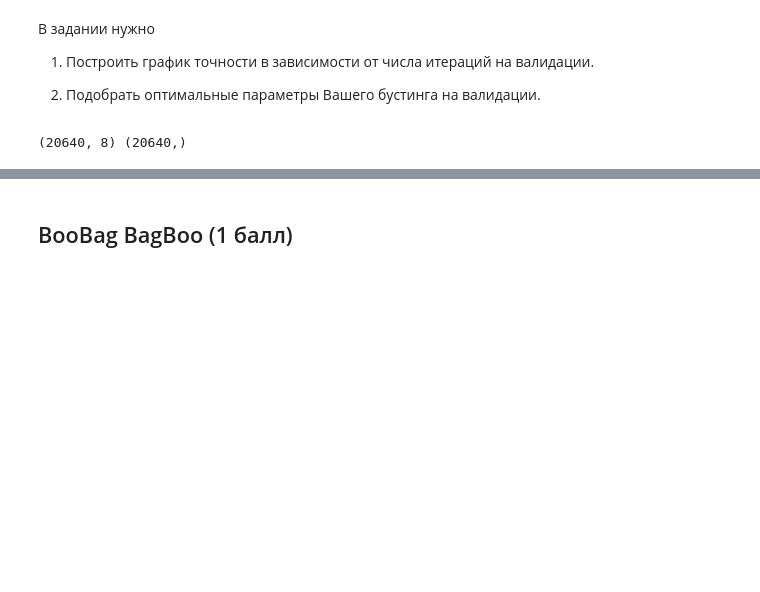
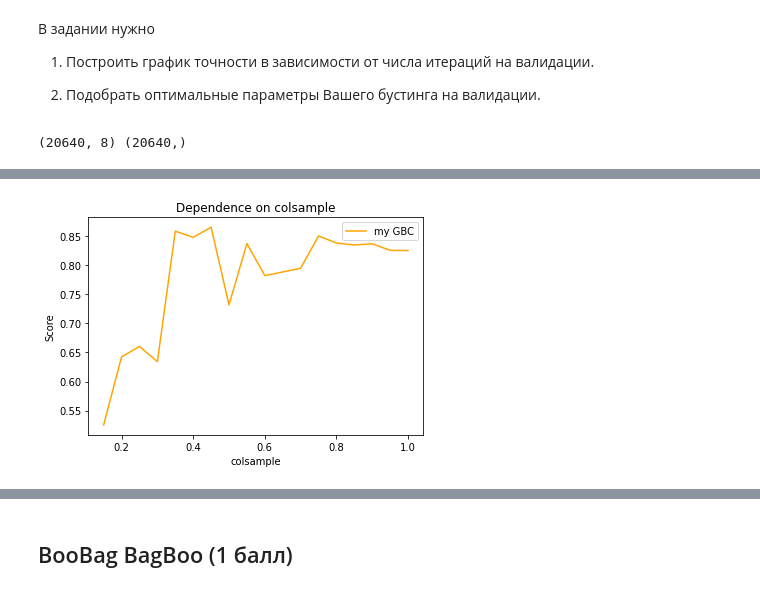
Before and after one commit to makler322/msu_ml_spring_2021, a Jupyter notebook: 04/Gradient_Boosting.ipynb, the cells around one changed output, grey strips where cells are left out. Drawn from its saved outputs; the diff is of its cells as text; code cells hidden in the pictures; blank space fills up the shorter version.

```diff
--- a/04/Gradient_Boosting.ipynb
+++ b/04/Gradient_Boosting.ipynb
@@ -166,0 +231,20 @@ print(X.shape, y.shape)
+# %%
+my_GBC_score = []
+number_of_estimators = []
+for i in (np.arange(0.15, 1.05, 0.05)):
+    my_clf = MyGradientBoostingClassifier(colsample=i)
+    my_clf.fit(X_train, y_train)
+    my_GBC_score.append(accuracy_score(y_pred=my_clf.predict(X_test), y_true=y_test))
+    number_of_estimators.append(i)
+
+
+plt.plot(number_of_estimators, my_GBC_score, color='orange', label='my GBC')
+
+plt.xlabel("colsample")
+plt.ylabel("Score")
+plt.title("Dependence on colsample")
+
+plt.legend()
+plt.show()
+# %% [output]
+[figure, added]
```
Also changed, not shown: parts of 15 cells of this notebook.
